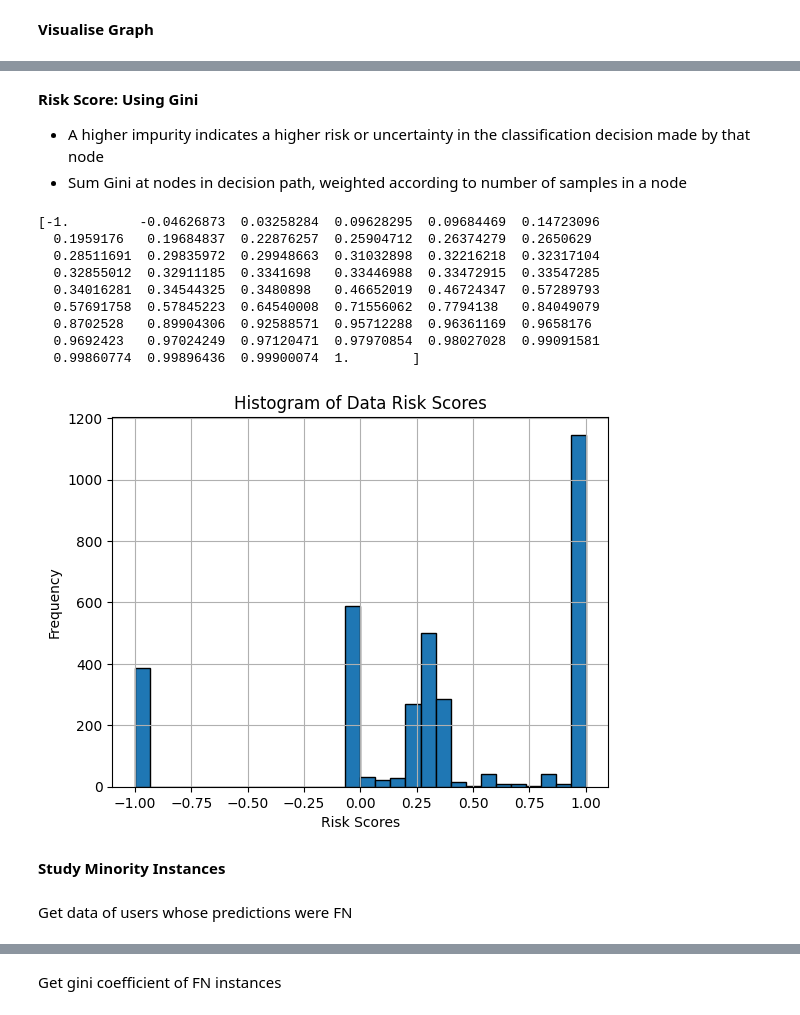
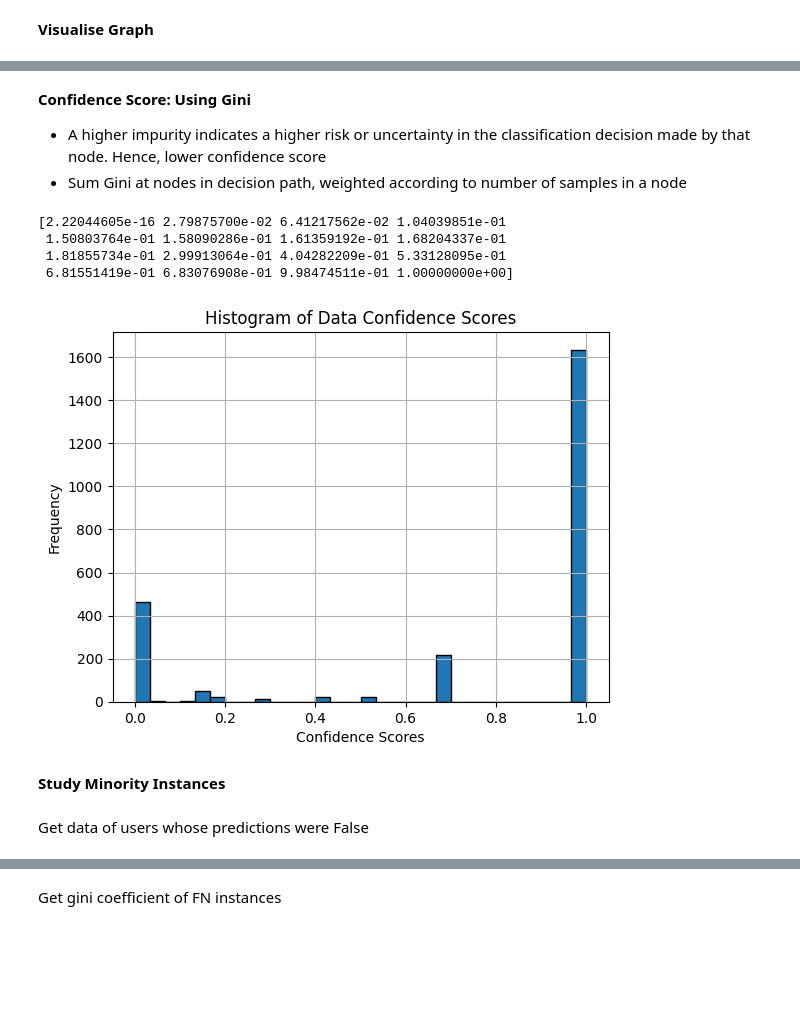
Before and after one commit to mel0778/dsa4263, a Jupyter notebook: code/model_dt.ipynb, the cells around one changed output, grey strips where cells are left out. Drawn from its saved outputs; the diff is of its cells as text; code cells hidden in the pictures; blank space fills up the shorter version.

```diff
--- a/code/model_dt.ipynb
+++ b/code/model_dt.ipynb
@@ -110,7 +110,7 @@ Counter({0: 1574, 1: 26})
 from imblearn.over_sampling import SMOTE
 
 # transform the dataset
-oversample = SMOTE(sampling_strategy = 0.9, random_state = 42) #sampling_strategy=0.8
+oversample = SMOTE(sampling_strategy = 0.3, random_state = 42) #sampling_strategy=0.8
 resampled_X_train, resampled_y_train = oversample.fit_resample(X_train, y_train)
 
 print("Train Labels after Resampling")
@@ -181,21 +181,21 @@ from sklearn.model_selection import GridSearchCV
 
 # Define the hyperparameters to tune
 param_grid = {
-    'max_depth': [4, 7, None],
-    # 'min_samples_split': [2, 3, 4],
-    # 'min_samples_leaf': [1, 3, 5],
+    'max_depth': [3, 5, 8, 10],
+    'min_samples_split': [2, 3, 4],
+    'min_samples_leaf': [1, 3, 5],
     # 'criterion': ['gini', 'entropy', 'log_loss'], gini
     # 'splitter': ['best', 'random'], best
-    'max_features': ['sqrt'],
+    'max_features': ['sqrt', 'log', None],
     # 'min_weight_fraction_leaf': [0.0, 0.1, 0.2], 0
     # 'max_leaf_nodes': [None, 2, 4],
     # 'min_impurity_decrease': [0.0, 0.1, 0.2], 0
     'class_weight': ['balanced', None],
-    # 'ccp_alpha': [0.0, 0.05, 0.1]
+    'ccp_alpha': [0.0, 0.01, 0.2]
 }
 
-# Perform GridSearchCV with 10-fold cross-validation
-grid_search = GridSearchCV(dt, param_grid, cv=10)
+# Perform GridSearchCV with 5-fold cross-validation
+grid_search = GridSearchCV(dt, param_grid)
 grid_search.fit(X_train_scaled, y_train)
 
 # Print the best hyperparameters and corresponding score
@@ -263,9 +280,16 @@ _ = tree.plot_tree(best_dt,
 # %% [markdown]
-**Risk Score: Using Gini**
-- A higher impurity indicates a higher risk or uncertainty in the classification decision made by that node
+**Confidence Score: Using Gini**
+- A higher impurity indicates a higher risk or uncertainty in the classification decision made by that node. Hence, lower confidence score
 - Sum Gini at nodes in decision path, weighted according to number of samples in a node
 # %%
 from sklearn.preprocessing import MinMaxScaler
+
+def get_decision_paths(clf, X):
+    node_indicator = clf.decision_path(X)
+    decision_paths_matrix = node_indicator.toarray()
+    decision_paths_nodes = list([np.where(row == 1)[0].tolist() for row in decision_paths_matrix])
+
+    return decision_paths_nodes
 
 def multiply_gini(clf, decision_paths):
     gini_paths = []
@@ -280,45 +304,41 @@ def multiply_gini(clf, decision_paths):
 
     return np.array(gini_paths).reshape(-1, 1)
 
-def get_risk_score(clf, decision_paths):
+def get_confidence_score(clf, decision_paths):
 
     gini = multiply_gini(best_dt, decision_paths)
-    scalar = MinMaxScaler(feature_range=(-1, 1))
-    risk_scores = scalar.fit_transform(gini)
+    scalar = MinMaxScaler(feature_range=(0, 1))
+    risk_scores = scalar.fit_transform(gini) # 0 means low risk, 1 means high risk
+    confidence_scores = 1 - risk_scores # o means low confidence, 1 means high confidence
 
-    return risk_scores
+    return confidence_scores
 # %%
 # Combine train and test data sets obtain all risk scores
 train_decision_paths = get_decision_paths(best_dt, X_train_scaled)
 test_decision_paths = get_decision_paths(best_dt, X_test_scaled)
 
 all_decision_paths = []
 all_decision_paths.extend(train_decision_paths)
 all_decision_paths.extend(test_decision_paths)
 
-all_risk_scores = get_risk_score(best_dt, all_decision_paths)
-print(np.unique(all_risk_scores))
+all_confidence_scores = get_confidence_score(best_dt, all_decision_paths)
+print(np.unique(all_confidence_scores))
 
 # Plot histogram
-plt.hist(all_risk_scores, bins=30, edgecolor='black')  # Adjust bins as needed
-plt.xlabel('Risk Scores')
+plt.hist(all_confidence_scores, bins=30, edgecolor='black')  # Adjust bins as needed
+plt.xlabel('Confidence Scores')
 plt.ylabel('Frequency')
-plt.title('Histogram of Data Risk Scores')
+plt.title('Histogram of Data Confidence Scores')
 plt.grid(True)
 plt.show()
 # %% [output]
-[-1.         -0.04626873  0.03258284  0.09628295  0.09684469  0.14723096
-  0.1959176   0.19684837  0.22876257  0.25904712  0.26374279  0.2650629
-  0.28511691  0.29835972  0.29948663  0.31032898  0.32216218  0.32317104
-  0.32855012  0.32911185  0.3341698   0.33446988  0.33472915  0.33547285
-  0.34016281  0.34544325  0.3480898   0.46652019  0.46724347  0.57289793
-  0.57691758  0.57845223  0.64540008  0.71556062  0.7794138   0.84049079
-  0.8702528   0.89904306  0.92588571  0.95712288  0.96361169  0.9658176
-  0.9692423   0.97024249  0.97120471  0.97970854  0.98027028  0.99091581
-  0.99860774  0.99896436  0.99900074  1.        ]
+[2.22044605e-16 2.79875700e-02 6.41217562e-02 1.04039851e-01
+ 1.50803764e-01 1.58090286e-01 1.61359192e-01 1.68204337e-01
+ 1.81855734e-01 2.99913064e-01 4.04282209e-01 5.33128095e-01
+ 6.81551419e-01 6.83076908e-01 9.98474511e-01 1.00000000e+00]
-[figure, old version]
+[figure, new version]
 # %% [markdown]
 **Study Minority Instances**
 # %% [markdown]
-Get data of users whose predictions were FN
+Get data of users whose predictions were False
 # %%
```
Also changed, not shown: parts of 13 cells of this notebook.
